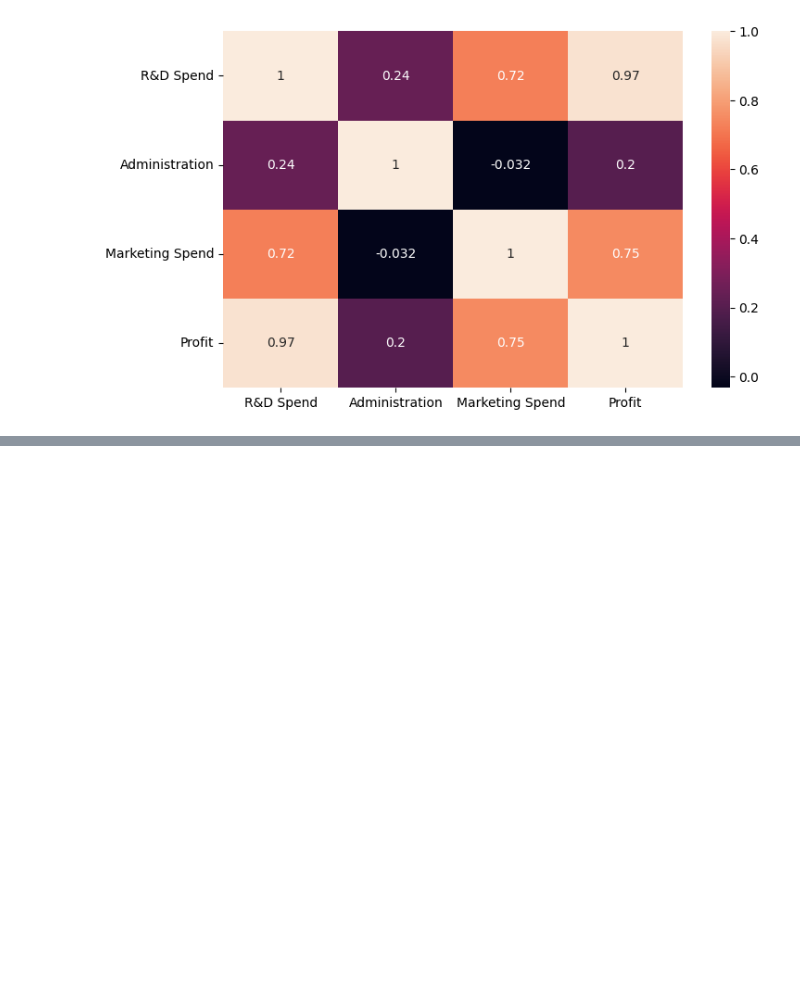
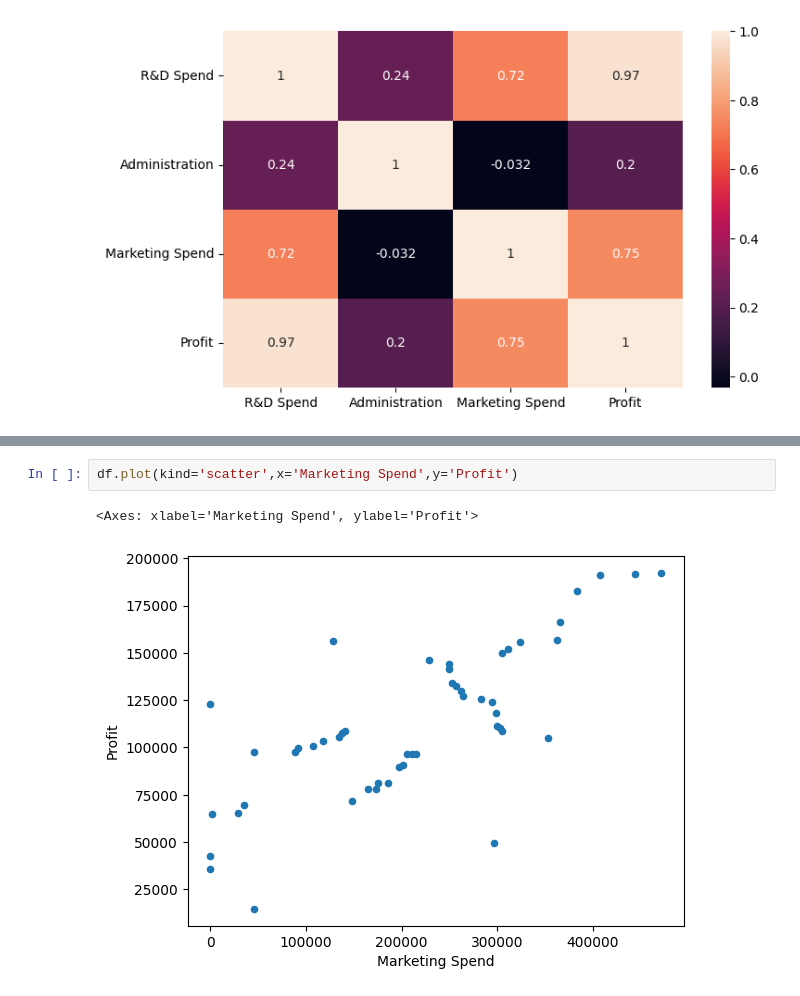
Before and after one commit to lebondon/FISTIC2024_FD, a Jupyter notebook: FD_files/less 2/startup.ipynb, the cells around one changed output, grey strips where cells are left out. Saved outputs shown, nothing was run; the diff lists cells and outputs as text; blank space fills up the shorter version.

```diff
--- a/FD_files/less 2/startup.ipynb
+++ b/FD_files/less 2/startup.ipynb
@@ -41,0 +48,5 @@ plt.show()
+# %%
+df.plot(kind='scatter',x='Marketing Spend',y='Profit')
+# %% [output]
+<Axes: xlabel='Marketing Spend', ylabel='Profit'>
+[figure, added]
```
Also changed, not shown: parts of 12 cells of this notebook, 1 other file.
